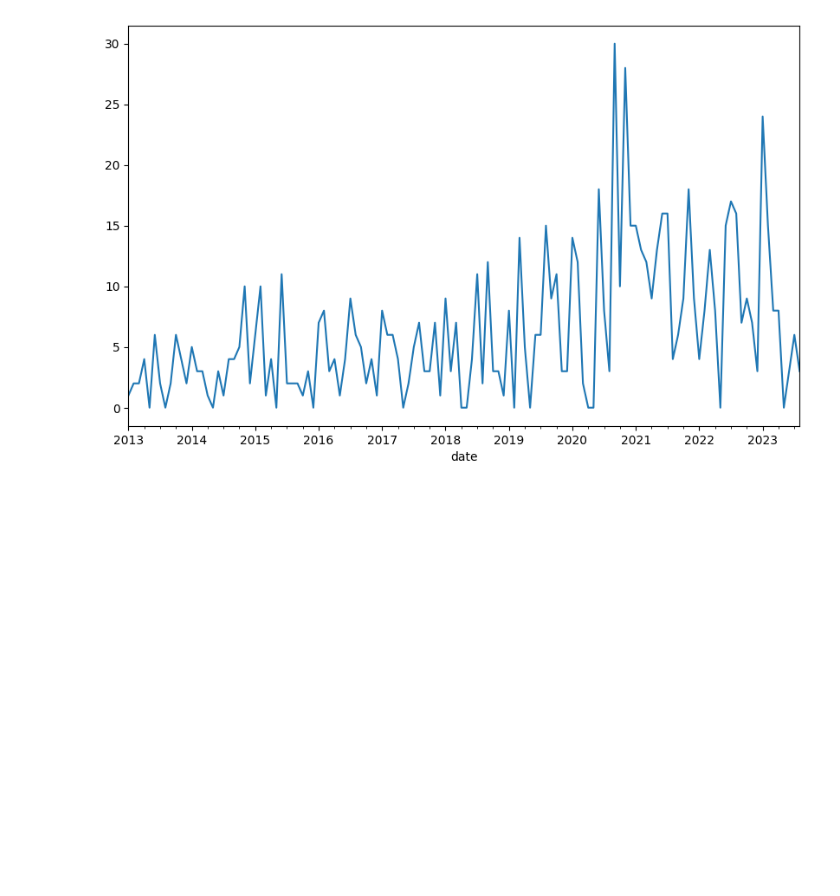
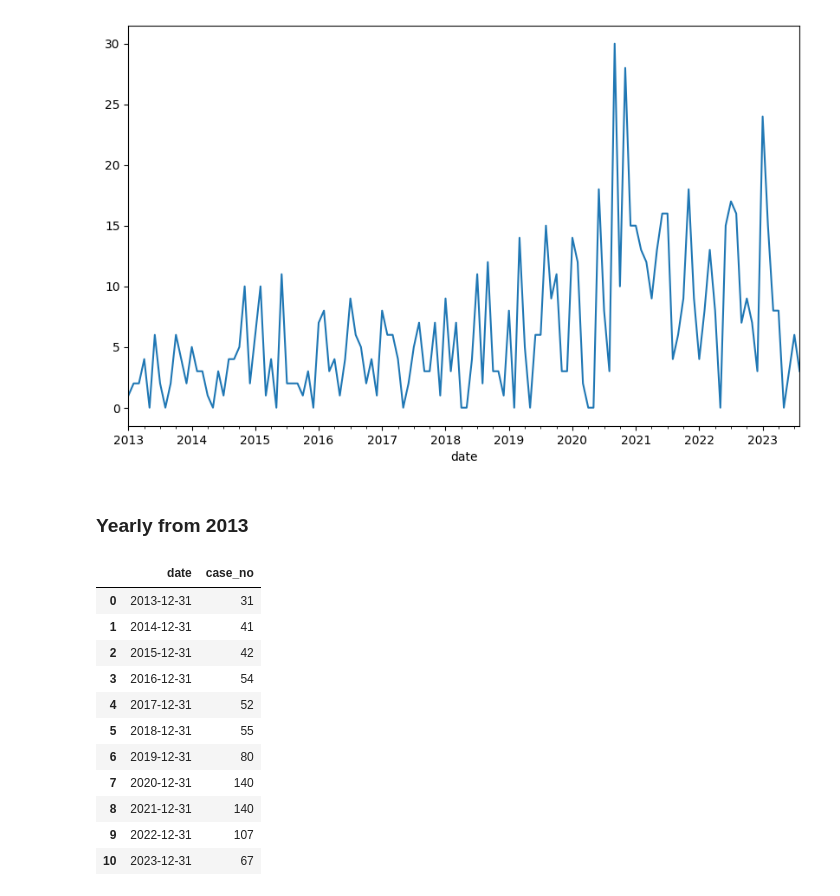
Before and after one commit to pmagtulis/sc-decisions-analysis, a Jupyter notebook: sc-decisions-analysis.ipynb, the cells around one changed output. Cells and saved outputs as stored; diff of their text form; code cells hidden in the pictures; blank space fills up the shorter version.

```diff
--- a/sc-decisions-analysis.ipynb
+++ b/sc-decisions-analysis.ipynb
@@ -664,3 +668,21 @@ en_banc.resample('M', on='date').case_no.count().plot(x='date', figsize=(10,6))
 # %% [output]
 <AxesSubplot:xlabel='date'>
 [figure]
+# %% [markdown]
+### Yearly from 2013
+# %%
+en_banc_count_annual = en_banc.resample('Y', on='date').case_no.count().to_frame().reset_index()
+en_banc_count_annual
+# %% [output]
+|  | date | case_no |
+| 0 | 2013-12-31 | 31 |
+| 1 | 2014-12-31 | 41 |
+| 2 | 2015-12-31 | 42 |
+| 3 | 2016-12-31 | 54 |
+| 4 | 2017-12-31 | 52 |
+| 5 | 2018-12-31 | 55 |
+| 6 | 2019-12-31 | 80 |
+| 7 | 2020-12-31 | 140 |
+| 8 | 2021-12-31 | 140 |
+| 9 | 2022-12-31 | 107 |
+| 10 | 2023-12-31 | 67 |
```
Also changed, not shown: parts of 9 cells of this notebook.
